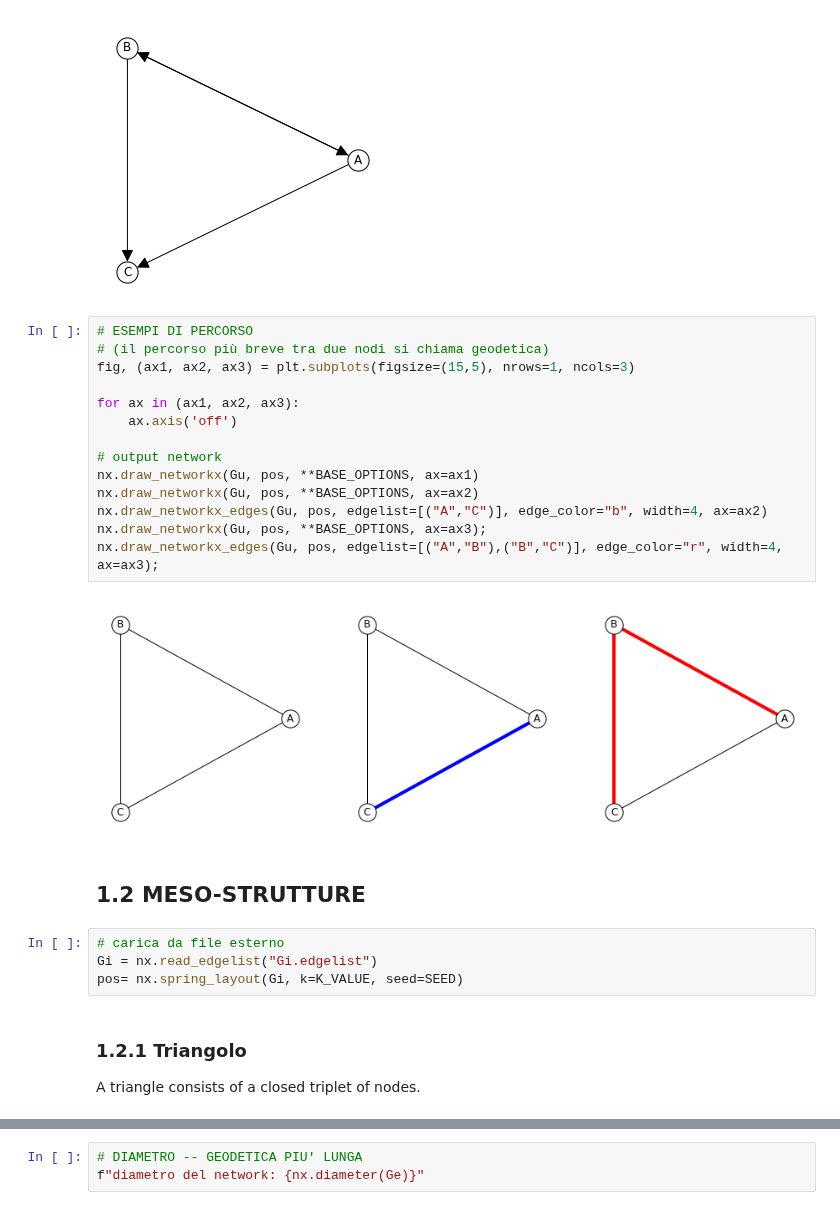
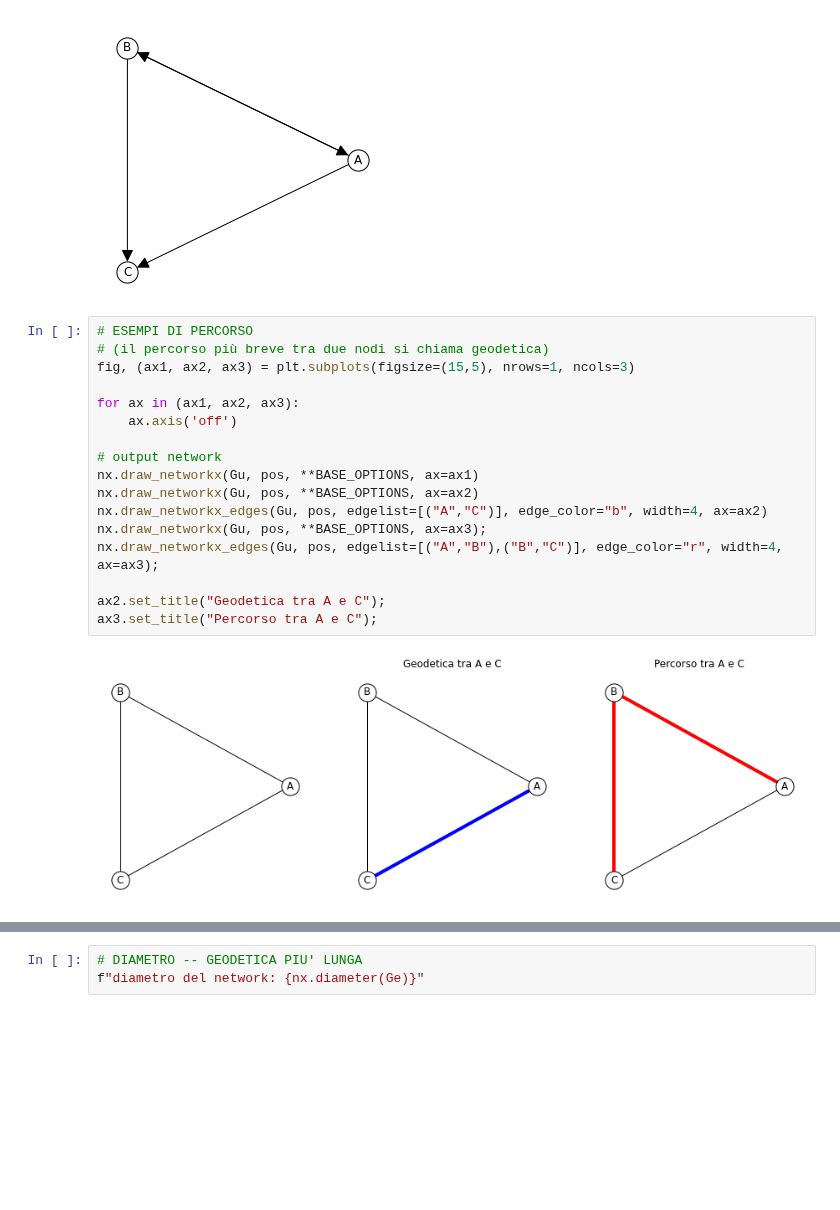
Before and after one commit to alkaest2002/ABGrid, a Jupyter notebook: materials/course 101/esercitazione.ipynb, the cells around one changed output, grey strips where cells are left out. Drawn from its saved outputs; the diff is of its cells as text; blank space fills up the shorter version.

```diff
--- a/materials/course 101/esercitazione.ipynb
+++ b/materials/course 101/esercitazione.ipynb
@@ -83,26 +79,19 @@ nx.draw_networkx(Gd, pos, **options, ax=ax);
 # %%
 # ESEMPI DI PERCORSO
 # (il percorso più breve tra due nodi si chiama geodetica)
 fig, (ax1, ax2, ax3) = plt.subplots(figsize=(15,5), nrows=1, ncols=3)
 
 for ax in (ax1, ax2, ax3):
     ax.axis('off')
 
 # output network
 nx.draw_networkx(Gu, pos, **BASE_OPTIONS, ax=ax1)
 nx.draw_networkx(Gu, pos, **BASE_OPTIONS, ax=ax2)
 nx.draw_networkx_edges(Gu, pos, edgelist=[("A","C")], edge_color="b", width=4, ax=ax2)
 nx.draw_networkx(Gu, pos, **BASE_OPTIONS, ax=ax3);
 nx.draw_networkx_edges(Gu, pos, edgelist=[("A","B"),("B","C")], edge_color="r", width=4, ax=ax3);
+
+ax2.set_title("Geodetica tra A e C");
+ax3.set_title("Percorso tra A e C");
 # %% [output]
-[figure, old version]
+[figure, new version]
-# %% [markdown]
-## 1.2 MESO-STRUTTURE
-# %%
-# carica da file esterno
-Gi = nx.read_edgelist("Gi.edgelist")
-pos= nx.spring_layout(Gi, k=K_VALUE, seed=SEED)
-# %% [markdown]
-### 1.2.1 Triangolo
-
-A triangle consists of a closed triplet of nodes.
```
Also changed, not shown: parts of 63 cells of this notebook.
